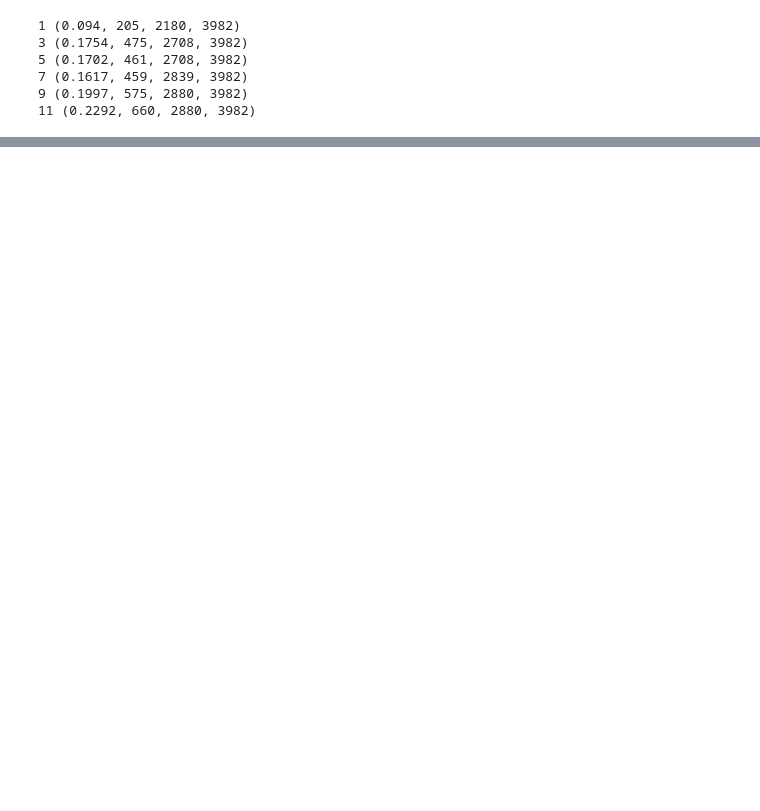
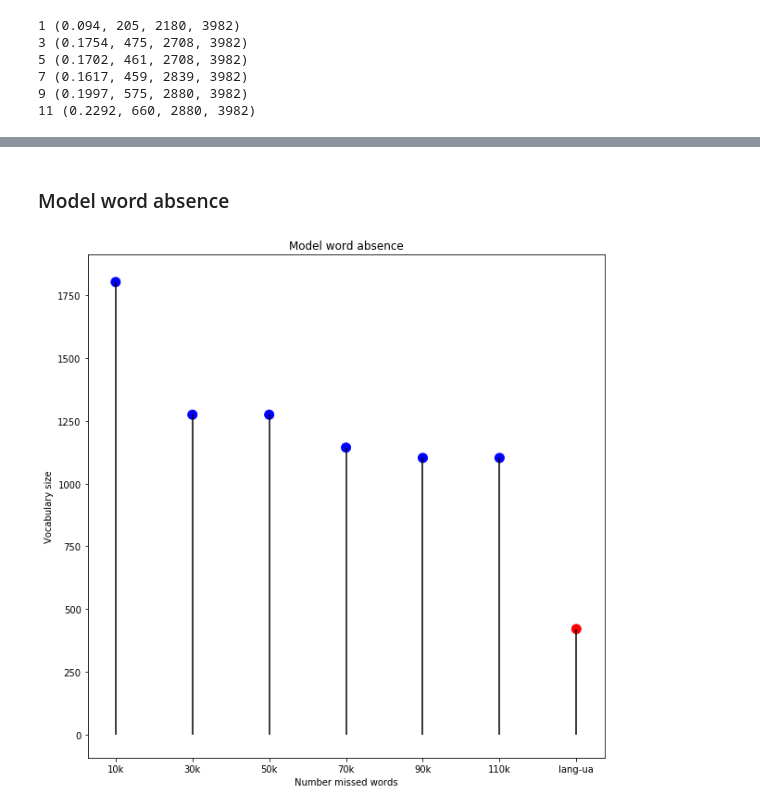
Before and after one commit to dnmca/mmds-word-embeddings, a Jupyter notebook: Word2Vec evaluation.ipynb, the cells around one changed output, grey strips where cells are left out. Saved outputs shown, nothing was run; the diff lists cells and outputs as text; code cells hidden in the pictures; blank space fills up the shorter version.

```diff
--- a/Word2Vec evaluation.ipynb
+++ b/Word2Vec evaluation.ipynb
@@ -122,0 +182,19 @@ acc_eta
+# %% [markdown]
+### Model word absence
+# %%
+plt.figure(figsize=(10,10))
+plt.vlines(g_data['models'], ymin =0, ymax = g_data['missed_words'])
+plt.scatter(g_data['models'], g_data['missed_words'], color=g_data['color'], s=100)
+
+
+plt.xticks(g_data['models'], ['10k', '30k', '50k', '70k', '90k', '110k', 'lang-ua'])
+
+plt.title('Model word absence')
+
+plt.ylabel('Vocabulary size')
+
+plt.xlabel('Number missed words')
+
+plt.show()
+# %% [output]
+[figure, added]
```
Also changed, not shown: parts of 13 cells of this notebook.
